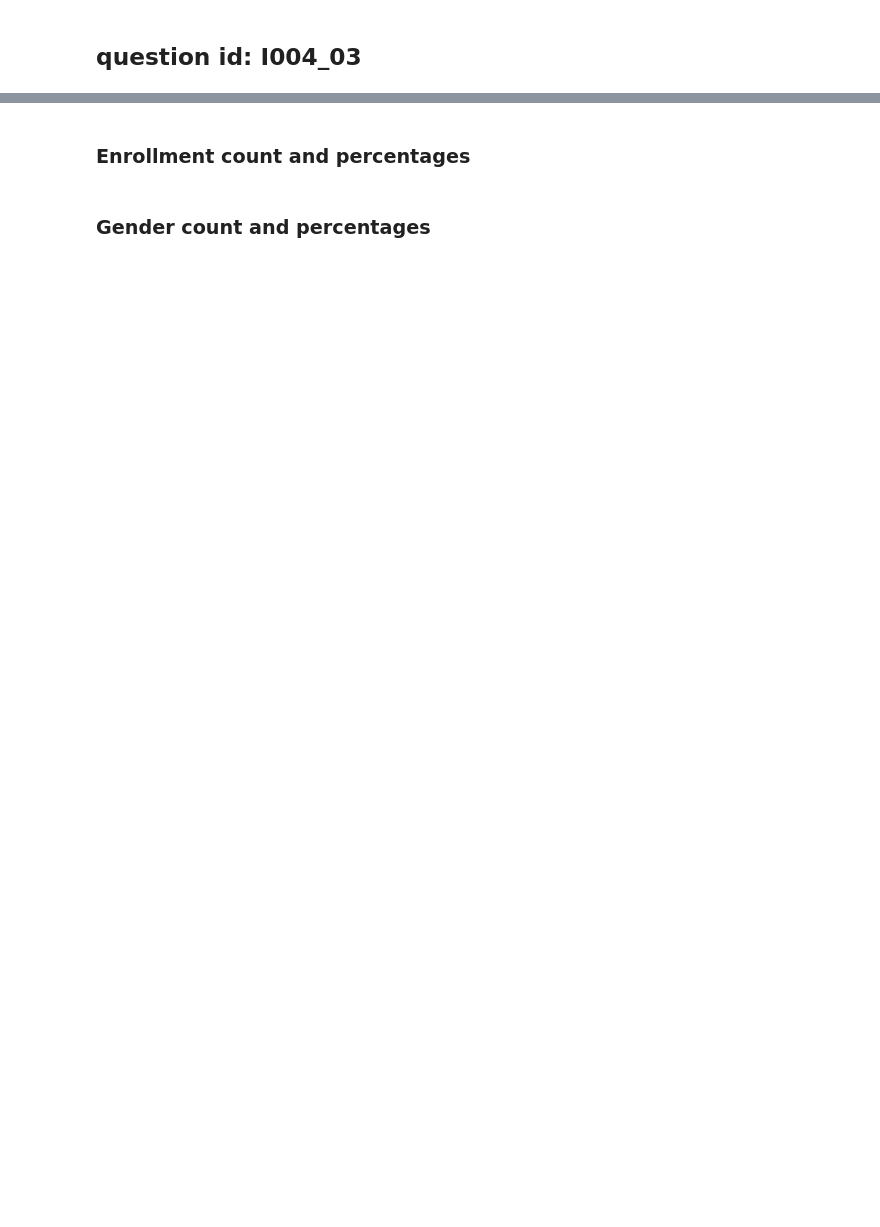
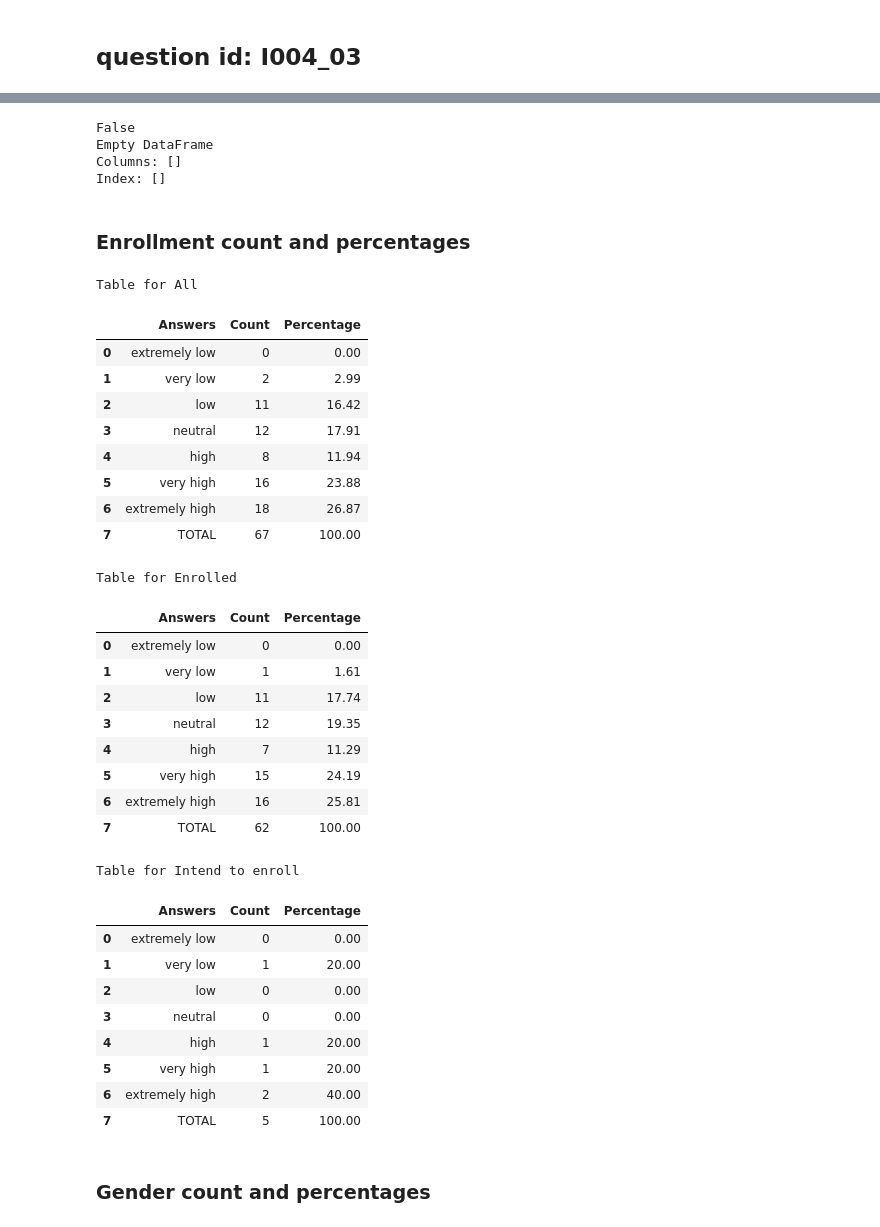
Before and after one commit to christianadriano/survey_analysis, a Jupyter notebook: notebooks/I004_03.ipynb, the cells around one changed output, grey strips where cells are left out. Saved outputs shown, nothing was run; the diff lists cells and outputs as text; code cells hidden in the pictures; blank space fills up the shorter version.

Commit message:
Fixed empty dataframe from division by zero

```diff
--- a/notebooks/I004_03.ipynb
+++ b/notebooks/I004_03.ipynb
@@ -77,7 +79,12 @@ tables_file_name = f'{question_id}'
 # %%
-count_df = None
-print(count_df!=None)
+count_df = pd.DataFrame()
+print(count_df.size>0)
 print (count_df.notnull())
+# %% [output]
+False
+Empty DataFrame
+Columns: []
+Index: []
 # %% [markdown]
 ### Enrollment count and percentages
 # %%
@@ -92,34 +99,65 @@ count_df = dw.percentage_options_single_column(df_data=data_frame,
 print('Table for '+'All')
 count_df = count_df.rename(columns={count_df.columns[0]: 'Answers'})
 display(count_df)
 latex_table = tw.write_latex_table(count_df,False, 'All',
                                     question_id, question_title,
                                     column_format='@{}lcc')
 tw.table_to_file(latex_table,tables_path,tables_file_name)
 
 # Filter by enrolled
 group_categories = dict_column_names.keys()
 
 for group_category in group_categories:
     filtered_df = data_frame[data_frame[group_column_key] == group_category]
     if(len(filtered_df.index > 0)):#ignores group_categories that are not present
 
         count_df = dw.percentage_options_single_column(df_data=filtered_df,
                                 column_name = question_id,
                                 options_names=options_names_list,
                                 options_codes=options_code_list)
 
-        if (count_df!=-1):
+        if (count_df.size>0):
             group_name = dict_column_names.get(group_category)
             print('Table for '+group_name)
 
             #Rename columns before printing
             count_df = count_df.rename(columns={count_df.columns[0]: 'Answers'})
             display(count_df)
 
             latex_table = tw.write_latex_table(count_df,False, group_category,
                                     question_id, question_title,column_format='@{}lcc')
             tw.table_to_file(latex_table,tables_path,tables_file_name)
+# %% [output]
+Table for All
+|  | Answers | Count | Percentage |
+| 0 | extremely low | 0 | 0.00 |
+| 1 | very low | 2 | 2.99 |
+| 2 | low | 11 | 16.42 |
+| 3 | neutral | 12 | 17.91 |
+| 4 | high | 8 | 11.94 |
+| 5 | very high | 16 | 23.88 |
+| 6 | extremely high | 18 | 26.87 |
+| 7 | TOTAL | 67 | 100.00 |
+Table for Enrolled
+|  | Answers | Count | Percentage |
+| 0 | extremely low | 0 | 0.00 |
+| 1 | very low | 1 | 1.61 |
+| 2 | low | 11 | 17.74 |
+| 3 | neutral | 12 | 19.35 |
+| 4 | high | 7 | 11.29 |
+| 5 | very high | 15 | 24.19 |
+| 6 | extremely high | 16 | 25.81 |
+| 7 | TOTAL | 62 | 100.00 |
+Table for Intend to enroll
+|  | Answers | Count | Percentage |
+| 0 | extremely low | 0 | 0.00 |
+| 1 | very low | 1 | 20.00 |
+| 2 | low | 0 | 0.00 |
+| 3 | neutral | 0 | 0.00 |
+| 4 | high | 1 | 20.00 |
+| 5 | very high | 1 | 20.00 |
+| 6 | extremely high | 2 | 40.00 |
+| 7 | TOTAL | 5 | 100.00 |
 # %% [markdown]
 ### Gender count and percentages
 # %%
```
Also changed, not shown: parts of 4 cells of this notebook, 1 other file.
